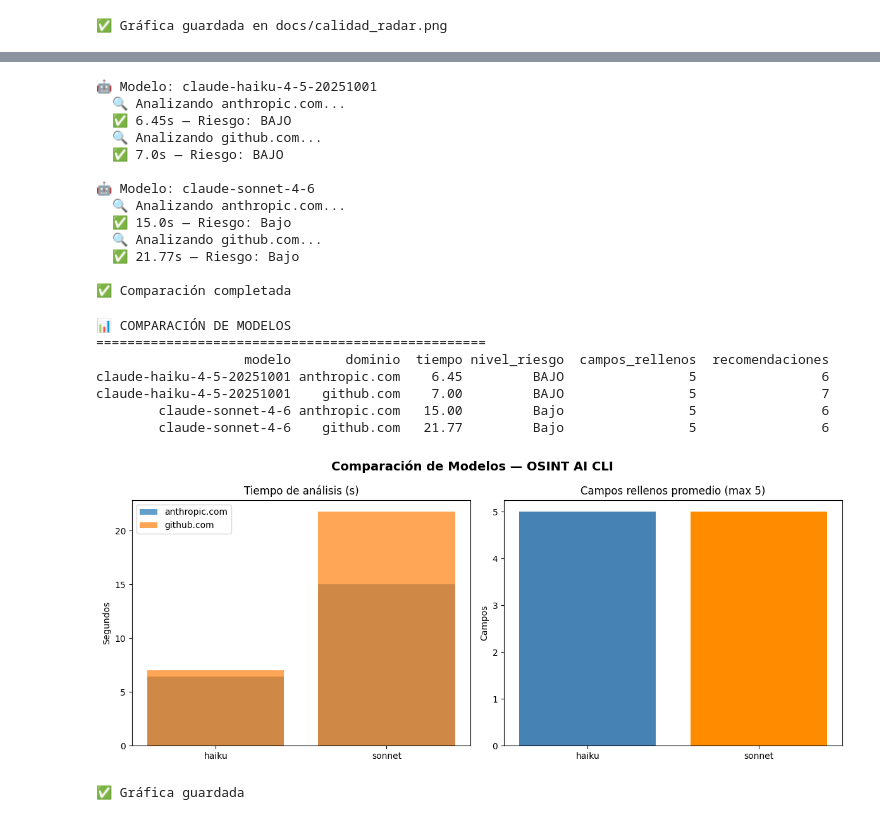
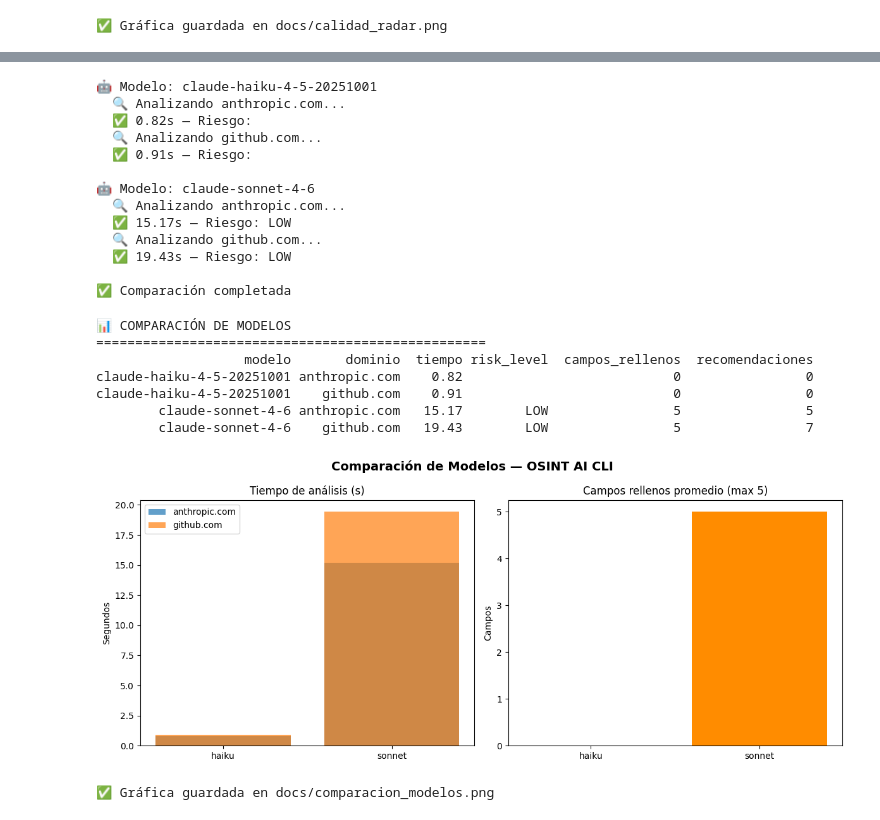
Before and after one commit to albamdls/osint-recon-agent, a Jupyter notebook: notebooks/evaluacion_baseline.ipynb, the cells around one changed output, grey strips where cells are left out. Cells and saved outputs as stored; diff of their text form; code cells hidden in the pictures.

Commit message:
Add evaluation notebook with baseline metrics and model comparison

```diff
--- a/notebooks/evaluacion_baseline.ipynb
+++ b/notebooks/evaluacion_baseline.ipynb
@@ -307,7 +305,7 @@ El agente supera claramente la búsqueda manual en velocidad, consistencia
 y escalabilidad, con un coste mínimo por análisis. La solución es viable
 para uso académico y profesional con un presupuesto muy reducido.
 # %%
-from src.structured_agent import analizar_dominio_estructurado
+from src.structured_agent import analyze_domain_structured
 import time
 
 print("📊 EVALUACIÓN - AGENTE CON STRUCTURED OUTPUT\n")
@@ -317,26 +315,26 @@ resultados_structured = []
 for dominio in DOMINIOS_TEST:
     print(f"🔍 Analizando {dominio}...")
     inicio = time.time()
-    reporte = analizar_dominio_estructurado(dominio)
+    reporte = analyze_domain_structured(dominio)
     tiempo = round(time.time() - inicio, 2)
 
     campos_rellenos = sum([
         bool(reporte.whois),
         bool(reporte.dns),
-        bool(reporte.subdominios),
+        bool(reporte.subdomains),
         bool(reporte.headers),
-        bool(reporte.filtraciones),
-        bool(reporte.resumen),
-        bool(reporte.recomendaciones)
+        bool(reporte.breaches),
+        bool(reporte.summary),
+        bool(reporte.recommendations)
     ])
 
-    print(f"✅ {dominio} — {tiempo}s — Riesgo: {reporte.nivel_riesgo} — Campos: {campos_rellenos}/7")
+    print(f"✅ {dominio} — {tiempo}s — Riesgo: {reporte.risk_level} — Campos: {campos_rellenos}/7")
     resultados_structured.append({
         "dominio": dominio,
         "tiempo": tiempo,
-        "nivel_riesgo": reporte.nivel_riesgo,
+        "risk_level": reporte.risk_level,
         "campos_rellenos": campos_rellenos,
-        "recomendaciones": len(reporte.recomendaciones)
+        "recomendaciones": len(reporte.recommendations)
     })
 # %% [output]
 📊 EVALUACIÓN - AGENTE CON STRUCTURED OUTPUT
@@ -368,7 +375,4 @@ y exportaciones sin parsear texto, lo que lo hace más robusto para producción.
 # %%
-import time
-
-# Comparación de modelos — mismos dominios, mismo prompt, distintos modelos
 from langchain_anthropic import ChatAnthropic
 from src.schemas import ReconReport
 
@@ -401,17 +405,18 @@ for modelo in modelos:
                 "modelo": modelo,
                 "dominio": dominio,
                 "tiempo": tiempo,
-                "nivel_riesgo": reporte.nivel_riesgo,
+                "risk_level": reporte.risk_level,
                 "campos_rellenos": sum([
                     bool(reporte.whois),
                     bool(reporte.dns),
                     bool(reporte.headers),
-                    bool(reporte.resumen),
-                    bool(reporte.recomendaciones)
+                    bool(reporte.summary),
+                    bool(reporte.recommendations)
                 ]),
-                "recomendaciones": len(reporte.recomendaciones)
+                "recomendaciones": len(reporte.recommendations)
             })
-            print(f"  ✅ {tiempo}s — Riesgo: {reporte.nivel_riesgo}")
+            print(f"  ✅ {tiempo}s — Riesgo: {reporte.risk_level}")
+
         except Exception as e:
             print(f"  ❌ Error: {e}")
 
@@ -419,65 +424,64 @@ print("\n✅ Comparación completada")
 # %% [output]
 🤖 Modelo: claude-haiku-4-5-20251001
   🔍 Analizando anthropic.com...
-  ✅ 6.45s — Riesgo: BAJO
+  ✅ 0.82s — Riesgo:
   🔍 Analizando github.com...
-  ✅ 7.0s — Riesgo: BAJO
+  ✅ 0.91s — Riesgo:
 
 🤖 Modelo: claude-sonnet-4-6
   🔍 Analizando anthropic.com...
-  ✅ 15.0s — Riesgo: Bajo
+  ✅ 15.17s — Riesgo: LOW
   🔍 Analizando github.com...
-  ✅ 21.77s — Riesgo: Bajo
+  ✅ 19.43s — Riesgo: LOW
 
 ✅ Comparación completada
 # %%
-import pandas as pd
-import matplotlib.pyplot as plt
+df_modelos = pd.DataFrame(resultados_modelos)
 
-df_modelos = pd.DataFrame(resultados_modelos)
 print("📊 COMPARACIÓN DE MODELOS")
 print("=" * 50)
 print(df_modelos.to_string(index=False))
 
 # Gráfica comparativa
 fig, axes = plt.subplots(1, 2, figsize=(12, 5))
 fig.suptitle("Comparación de Modelos — OSINT AI CLI", fontsize=14, fontweight="bold")
 
-for i, dominio in enumerate(dominios_test):
+# Gráfica 1 — Tiempo por dominio y modelo
+for dominio in dominios_test:
     df_dom = df_modelos[df_modelos["dominio"] == dominio]
     axes[0].bar(
         [m.split("-")[1] for m in df_dom["modelo"]],
         df_dom["tiempo"],
         label=dominio,
         alpha=0.7
     )
 
 axes[0].set_title("Tiempo de análisis (s)")
 axes[0].set_ylabel("Segundos")
 axes[0].legend()
 
+# Gráfica 2 — Campos rellenos promedio
 modelos_labels = [m.split("-")[1] for m in df_modelos["modelo"].unique()]
-tiempos_medios = df_modelos.groupby("modelo")["tiempo"].mean().values
 campos_medios = df_modelos.groupby("modelo")["campos_rellenos"].mean().values
 
 axes[1].bar(modelos_labels, campos_medios, color=["steelblue", "darkorange"])
 axes[1].set_title("Campos rellenos promedio (max 5)")
 axes[1].set_ylabel("Campos")
 
 plt.tight_layout()
 plt.savefig("../docs/comparacion_modelos.png", dpi=150, bbox_inches="tight")
 plt.show()
-print("✅ Gráfica guardada")
+print("✅ Gráfica guardada en docs/comparacion_modelos.png")
 # %% [output]
 📊 COMPARACIÓN DE MODELOS
 ==================================================
-                   modelo       dominio  tiempo nivel_riesgo  campos_rellenos  recomendaciones
-claude-haiku-4-5-20251001 anthropic.com    6.45         BAJO                5                6
-claude-haiku-4-5-20251001    github.com    7.00         BAJO                5                7
-        claude-sonnet-4-6 anthropic.com   15.00         Bajo                5                6
-        claude-sonnet-4-6    github.com   21.77         Bajo                5                6
+                   modelo       dominio  tiempo risk_level  campos_rellenos  recomendaciones
+claude-haiku-4-5-20251001 anthropic.com    0.82                           0                0
+claude-haiku-4-5-20251001    github.com    0.91                           0                0
+        claude-sonnet-4-6 anthropic.com   15.17        LOW                5                5
+        claude-sonnet-4-6    github.com   19.43        LOW                5                7
-[figure, old version]
+[figure, new version]
-✅ Gráfica guardada
+✅ Gráfica guardada en docs/comparacion_modelos.png
 # %% [markdown]
 ## Conclusiones — Comparación de Modelos
 
```
Also changed, not shown: parts of 10 cells of this notebook, 1 other file.
